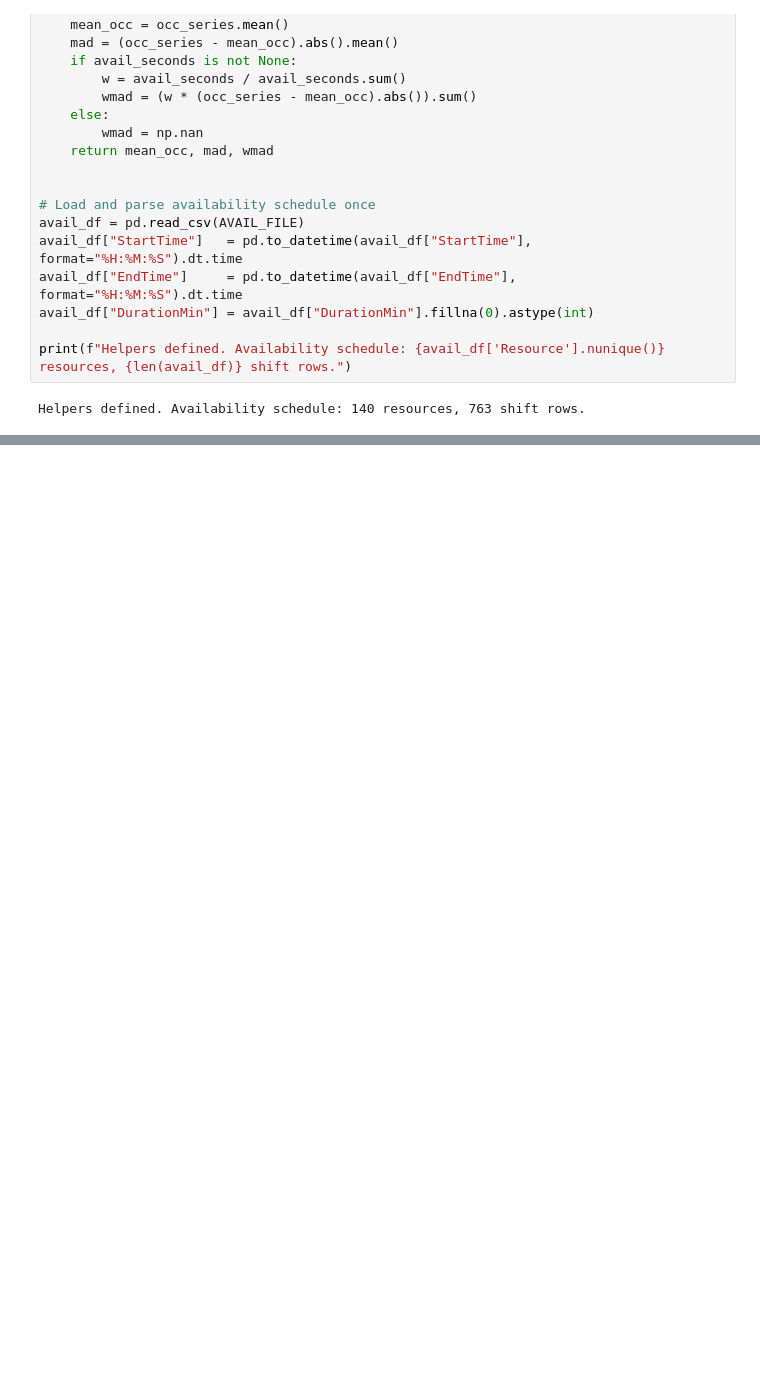
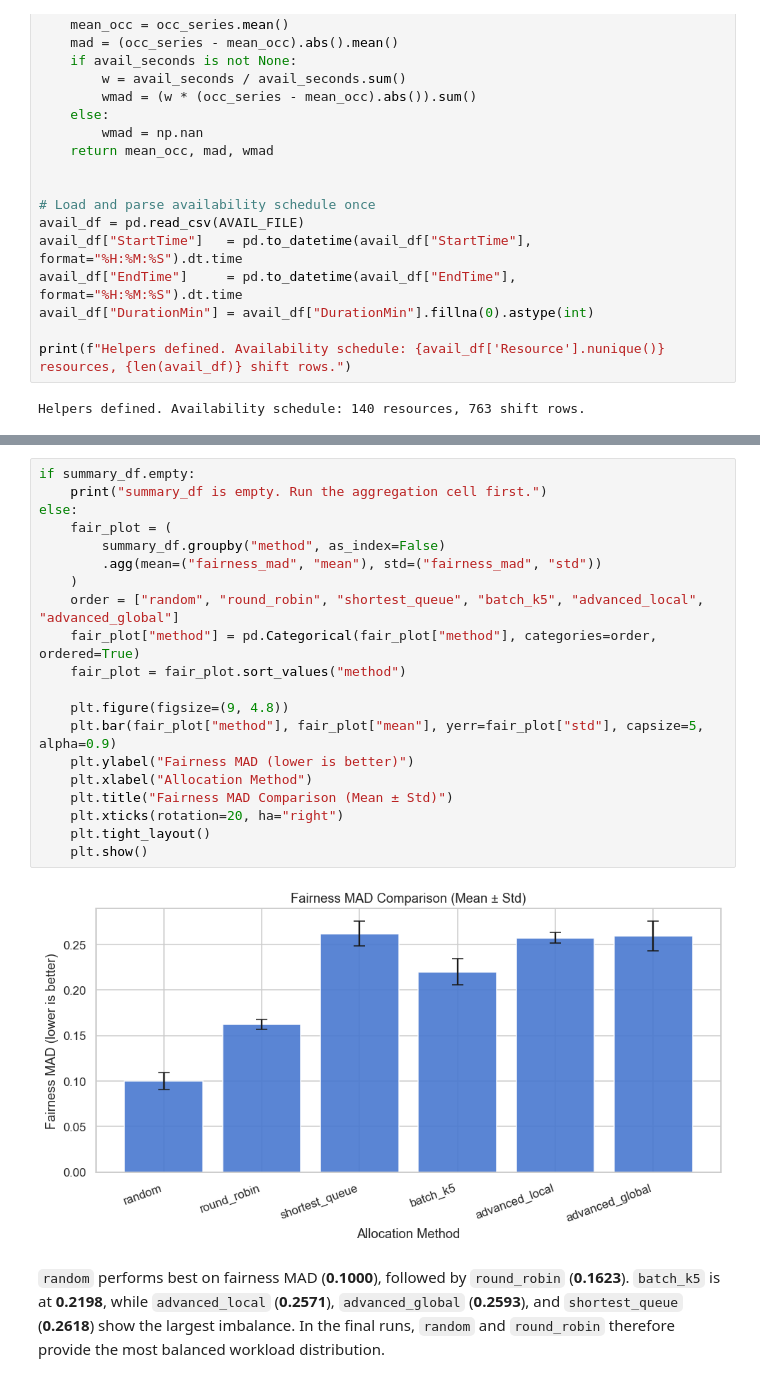
Before and after one commit to mbrieg/bppso-groupwork, a Jupyter notebook: simulation_evaluation/resource_allocation/resource_allocation_evaluation.ipynb, the cells around one changed output, grey strips where cells are left out. Saved outputs shown, nothing was run; the diff lists cells and outputs as text; blank space fills up the shorter version.

```diff
--- a/simulation_evaluation/resource_allocation/resource_allocation_evaluation.ipynb
+++ b/simulation_evaluation/resource_allocation/resource_allocation_evaluation.ipynb
@@ -309,0 +540,24 @@ shortest_queue    0     1497    32.3432    0.2515        0.3043         0.2990
+# %%
+if summary_df.empty:
+    print("summary_df is empty. Run the aggregation cell first.")
+else:
+    fair_plot = (
+        summary_df.groupby("method", as_index=False)
+        .agg(mean=("fairness_mad", "mean"), std=("fairness_mad", "std"))
+    )
+    order = ["random", "round_robin", "shortest_queue", "batch_k5", "advanced_local", "advanced_global"]
+    fair_plot["method"] = pd.Categorical(fair_plot["method"], categories=order, ordered=True)
+    fair_plot = fair_plot.sort_values("method")
+
+    plt.figure(figsize=(9, 4.8))
+    plt.bar(fair_plot["method"], fair_plot["mean"], yerr=fair_plot["std"], capsize=5, alpha=0.9)
+    plt.ylabel("Fairness MAD (lower is better)")
+    plt.xlabel("Allocation Method")
+    plt.title("Fairness MAD Comparison (Mean ± Std)")
+    plt.xticks(rotation=20, ha="right")
+    plt.tight_layout()
+    plt.show()
+# %% [output]
+[figure, added]
+# %% [markdown]
+`random` performs best on fairness MAD (**0.1000**), followed by `round_robin` (**0.1623**). `batch_k5` is at **0.2198**, while `advanced_local` (**0.2571**), `advanced_global` (**0.2593**), and `shortest_queue` (**0.2618**) show the largest imbalance. In the final runs, `random` and `round_robin` therefore provide the most balanced workload distribution.
```
Also changed, not shown: parts of 30 cells of this notebook, 2 other files.
